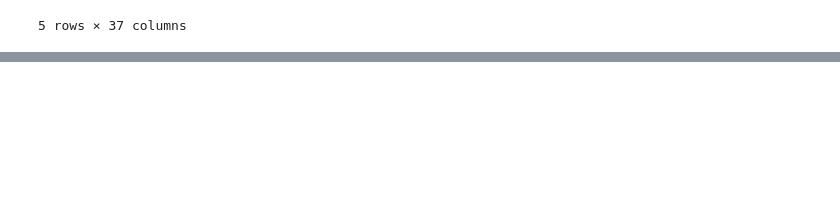
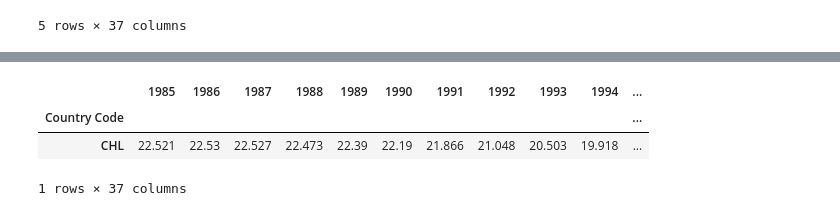
Before and after one commit to Maaaaaaars/Dataviz-Semestral, a Jupyter notebook: Semestral.ipynb, the cells around one changed output, grey strips where cells are left out. Saved outputs shown, nothing was run; the diff lists cells and outputs as text; code cells hidden in the pictures; blank space fills up the shorter version.

```diff
--- a/Semestral.ipynb
+++ b/Semestral.ipynb
@@ -81,0 +94,8 @@ df_GDPPC.head()
+# %%
+df_test2.drop(['Country Name EN','Country Name ES', '2022', '2023', 'Image File', 'Image URL', 'Region', 'Sub Region', 'Income Group'], axis=1, inplace=True)
+df_test2.head()
+# %% [output]
+|  | 1985 | 1986 | 1987 | 1988 | 1989 | 1990 | 1991 | 1992 | 1993 | 1994 | ... |
+| Country Code |  |  |  |  |  |  |  |  |  |  | ... |
+| CHL | 22.521 | 22.53 | 22.527 | 22.473 | 22.39 | 22.19 | 21.866 | 21.048 | 20.503 | 19.918 | ... |
+1 rows × 37 columns
```
Also changed, not shown: parts of 6 cells of this notebook.
